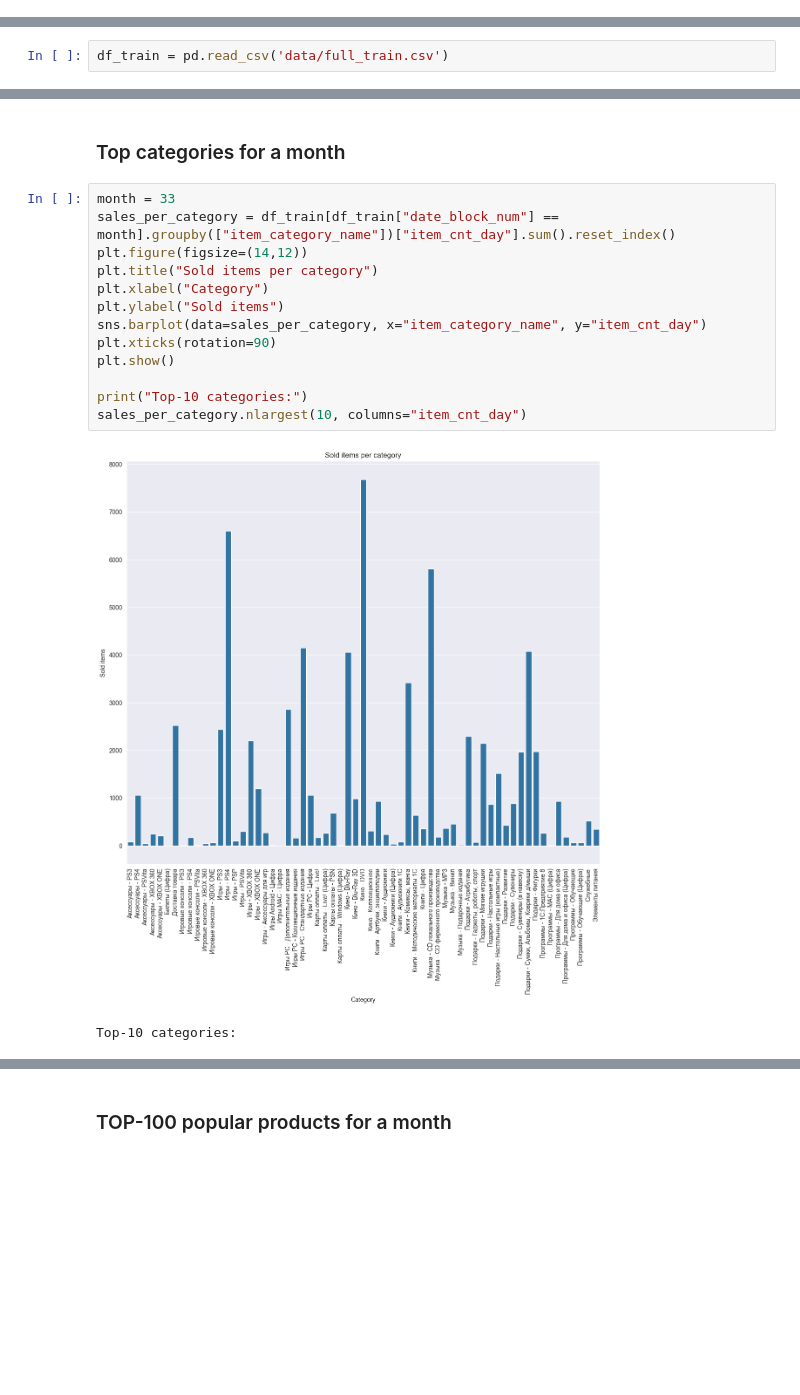
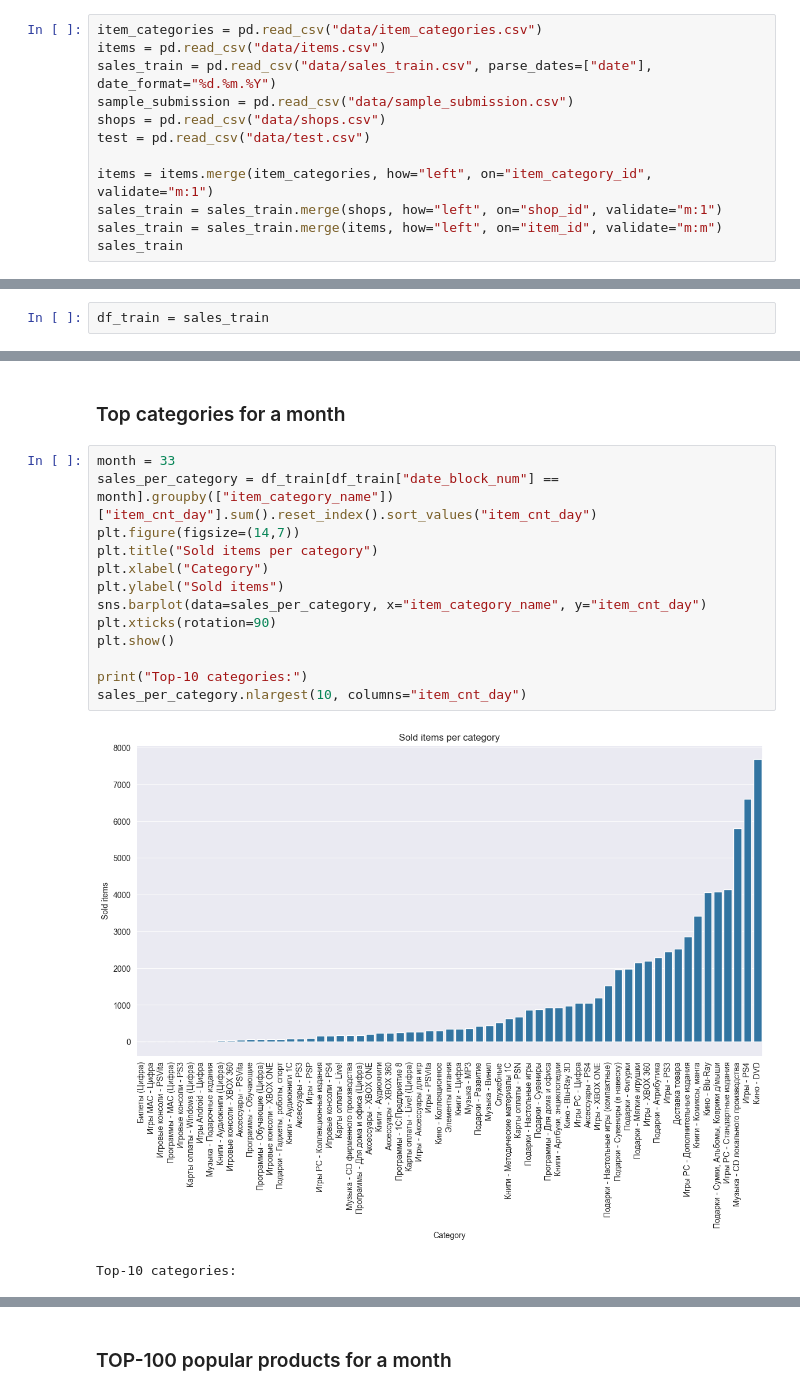
Before and after one commit to Akevilli/Internship, a Jupyter notebook: EDA.ipynb, the cells around one changed output, grey strips where cells are left out. Cells and saved outputs as stored; diff of their text form; blank space fills up the shorter version.

Commit message:
DS-1.2 EDA Changes: - more accurate and detailed notes -Ljung-Box test - Plots rework - Stationarity test - Preprocessing - Additional features

```diff
--- a/EDA.ipynb
+++ b/EDA.ipynb
@@ -54,0 +56,12 @@ from statsmodels.graphics.tsaplots import plot_acf, plot_pacf
+# %%
+item_categories = pd.read_csv("data/item_categories.csv")
+items = pd.read_csv("data/items.csv")
+sales_train = pd.read_csv("data/sales_train.csv", parse_dates=["date"], date_format="%d.%m.%Y")
+sample_submission = pd.read_csv("data/sample_submission.csv")
+shops = pd.read_csv("data/shops.csv")
+test = pd.read_csv("data/test.csv")
+
+items = items.merge(item_categories, how="left", on="item_category_id", validate="m:1")
+sales_train = sales_train.merge(shops, how="left", on="shop_id", validate="m:1")
+sales_train = sales_train.merge(items, how="left", on="item_id", validate="m:m")
+sales_train
@@ -55,5 +82,5 @@ from statsmodels.graphics.tsaplots import plot_acf, plot_pacf
 # %%
-df_train = pd.read_csv('data/full_train.csv')
+df_train = sales_train
 # %%
 df_train.columns
 # %% [output]
@@ -103,19 +219,19 @@ plt.show()
 ### Top categories for a month
 # %%
 month = 33
-sales_per_category = df_train[df_train["date_block_num"] == month].groupby(["item_category_name"])["item_cnt_day"].sum().reset_index()
-plt.figure(figsize=(14,12))
+sales_per_category = df_train[df_train["date_block_num"] == month].groupby(["item_category_name"])["item_cnt_day"].sum().reset_index().sort_values("item_cnt_day")
+plt.figure(figsize=(14,7))
 plt.title("Sold items per category")
 plt.xlabel("Category")
 plt.ylabel("Sold items")
 sns.barplot(data=sales_per_category, x="item_category_name", y="item_cnt_day")
 plt.xticks(rotation=90)
 plt.show()
 
 print("Top-10 categories:")
 sales_per_category.nlargest(10, columns="item_cnt_day")
 # %% [output]
-[figure, old version]
+[figure, new version]
 Top-10 categories:
 |  | item_category_name | item_cnt_day |
 | 31 | Кино - DVD | 7680.0 |
```
Also changed, not shown: parts of 39 cells of this notebook.
